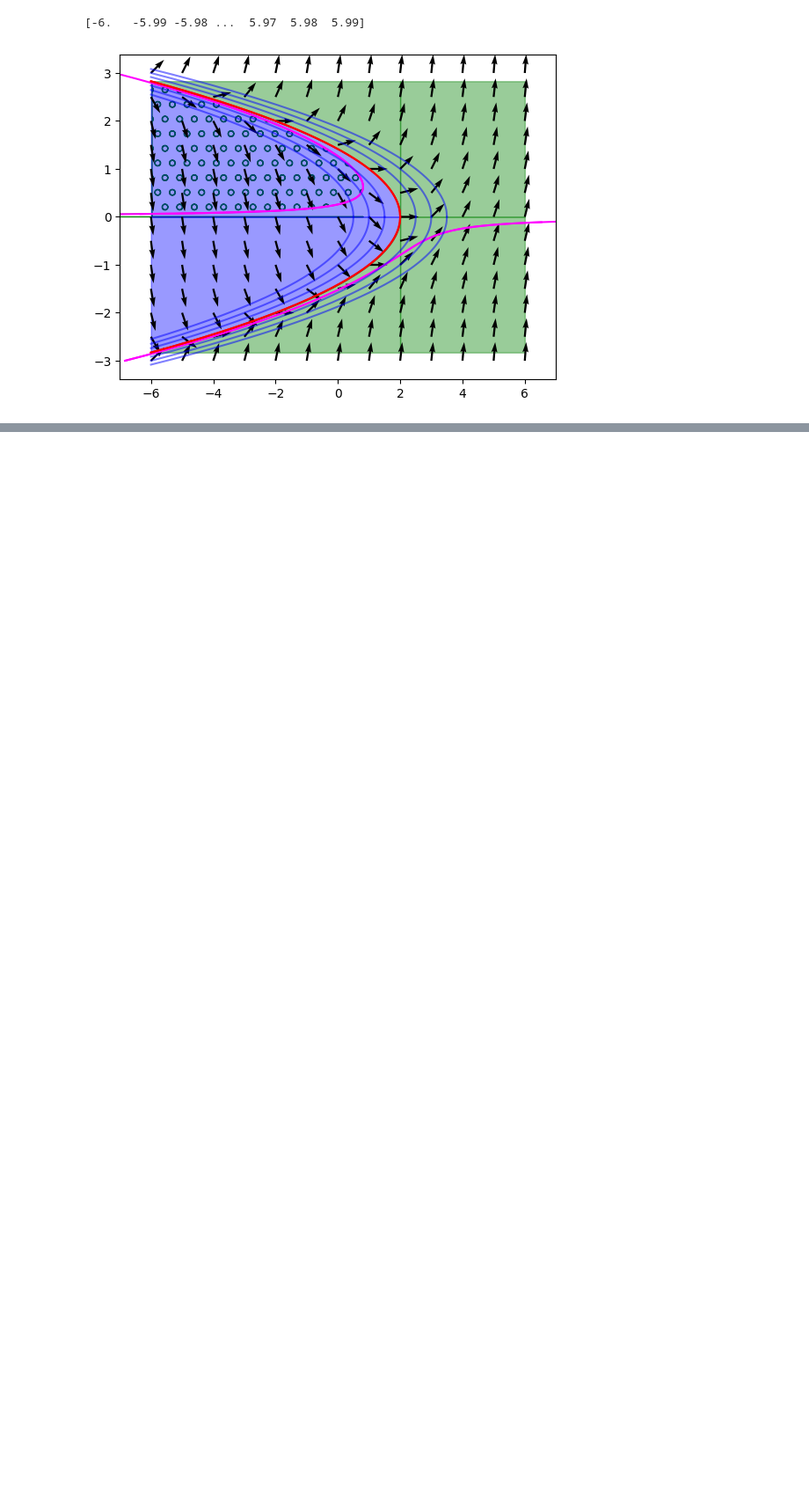
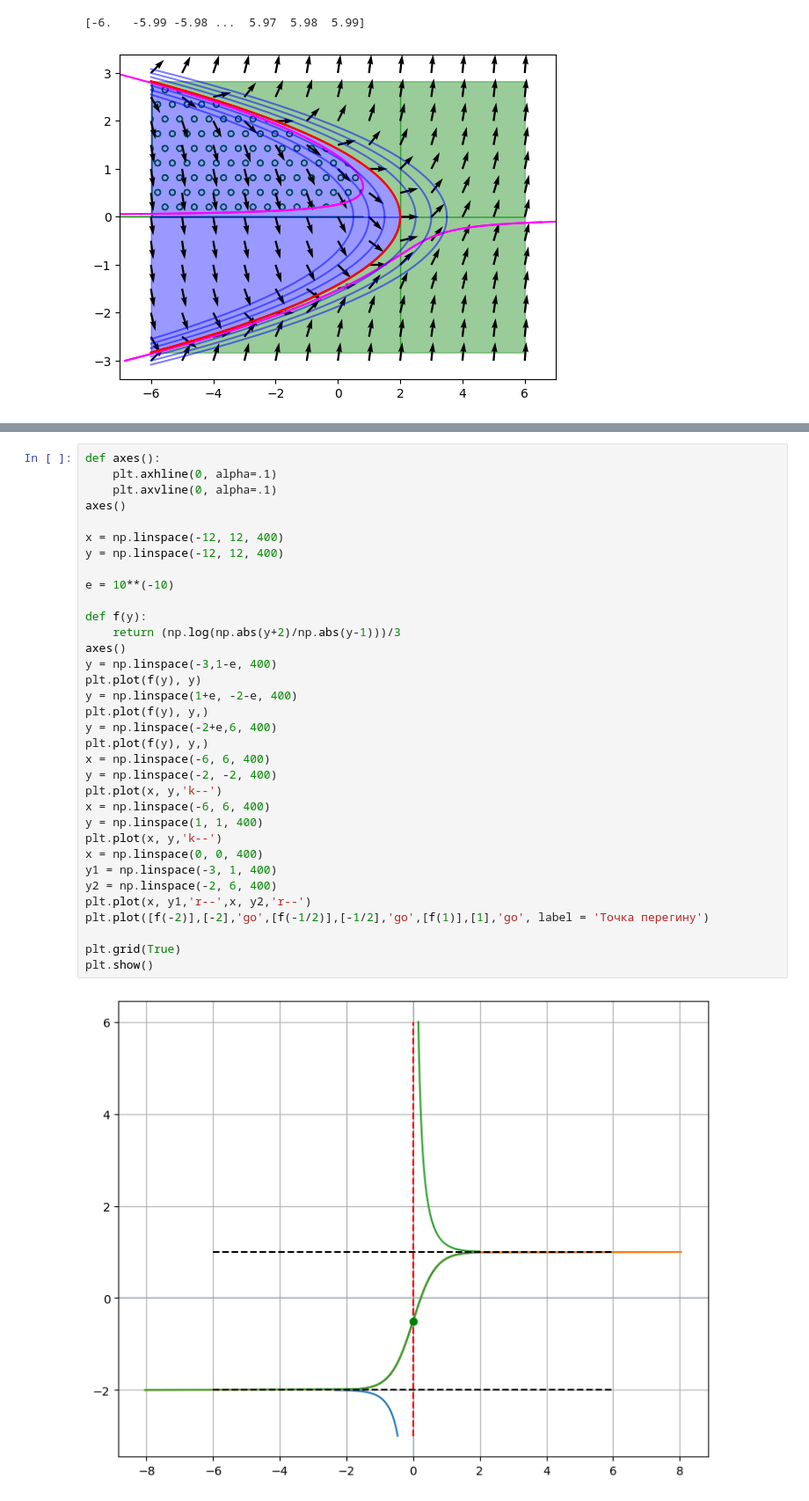
Before and after one commit to VladSkrynyk/study, a Jupyter notebook: 2 course/2 sem/differential_equation/Labs/lab01/Скриник_лабораторна_1.ipynb, the cells around one changed output, grey strips where cells are left out. Shown at 88% size. Saved outputs shown, nothing was run; the diff lists cells and outputs as text; blank space fills up the shorter version.

```diff
--- a/2 course/2 sem/differential_equation/Labs/lab01/Скриник_лабораторна_1.ipynb
+++ b/2 course/2 sem/differential_equation/Labs/lab01/Скриник_лабораторна_1.ipynb
@@ -166,0 +438,36 @@ task6()
+# %%
+def axes():
+    plt.axhline(0, alpha=.1)
+    plt.axvline(0, alpha=.1)
+axes()
+
+x = np.linspace(-12, 12, 400)
+y = np.linspace(-12, 12, 400)
+
+e = 10**(-10)
+
+def f(y):
+    return (np.log(np.abs(y+2)/np.abs(y-1)))/3
+axes()
+y = np.linspace(-3,1-e, 400)
+plt.plot(f(y), y)
+y = np.linspace(1+e, -2-e, 400)
+plt.plot(f(y), y,)
+y = np.linspace(-2+e,6, 400)
+plt.plot(f(y), y,)
+x = np.linspace(-6, 6, 400)
+y = np.linspace(-2, -2, 400)
+plt.plot(x, y,'k--')
+x = np.linspace(-6, 6, 400)
+y = np.linspace(1, 1, 400)
+plt.plot(x, y,'k--')
+x = np.linspace(0, 0, 400)
+y1 = np.linspace(-3, 1, 400)
+y2 = np.linspace(-2, 6, 400)
+plt.plot(x, y1,'r--',x, y2,'r--')
+plt.plot([f(-2)],[-2],'go',[f(-1/2)],[-1/2],'go',[f(1)],[1],'go', label = 'Точка перегину')
+
+plt.grid(True)
+plt.show()
+# %% [output]
+[figure, added]
```
Also changed, not shown: parts of 16 cells of this notebook, 31 other files.
